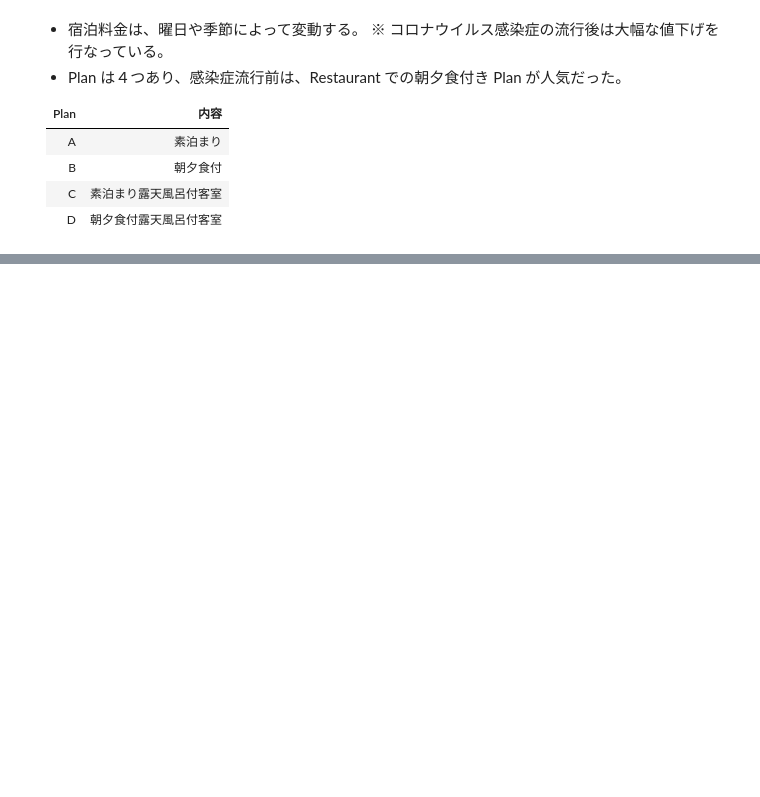
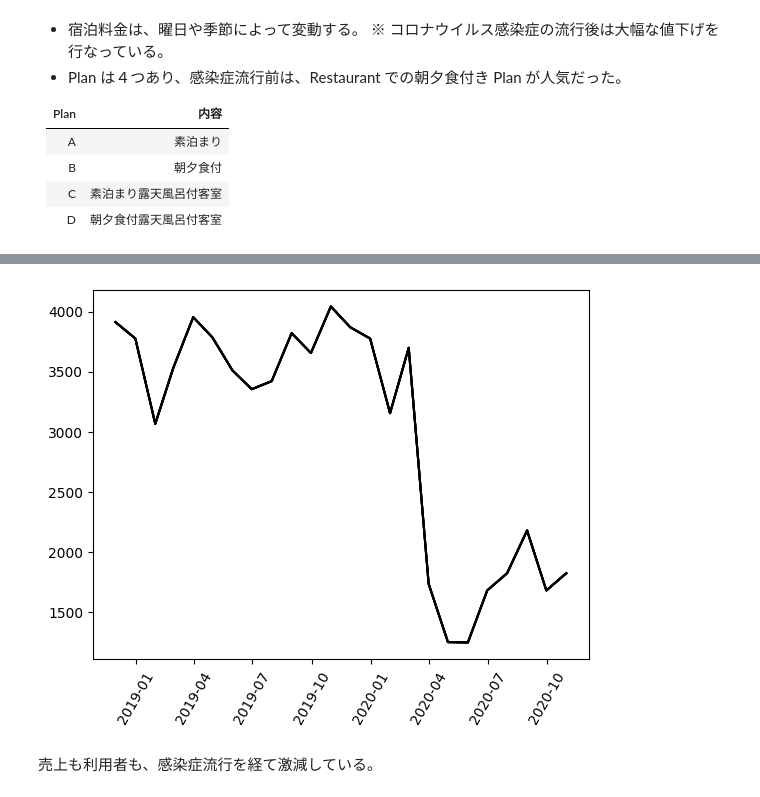
Before and after one commit to 1024xx4/math_programing_for_ai_and_ds, a Jupyter notebook: section01/section01.ipynb, the cells around one changed output, grey strips where cells are left out. Drawn from its saved outputs; the diff is of its cells as text; code cells hidden in the pictures; blank space fills up the shorter version.

```diff
--- a/section01/section01.ipynb
+++ b/section01/section01.ipynb
@@ -34,0 +50,9 @@ df_info
+# %%
+# 月ごとの利用者を可視化する
+plt.plot(df_info.resample('M').count(), color='k')
+plt.xticks(rotation=60)
+plt.show()
+# %% [output]
+[figure, added]
+# %% [markdown]
+売上も利用者も、感染症流行を経て激減している。
```
Also changed, not shown: parts of 2 cells of this notebook, 1 other file.
